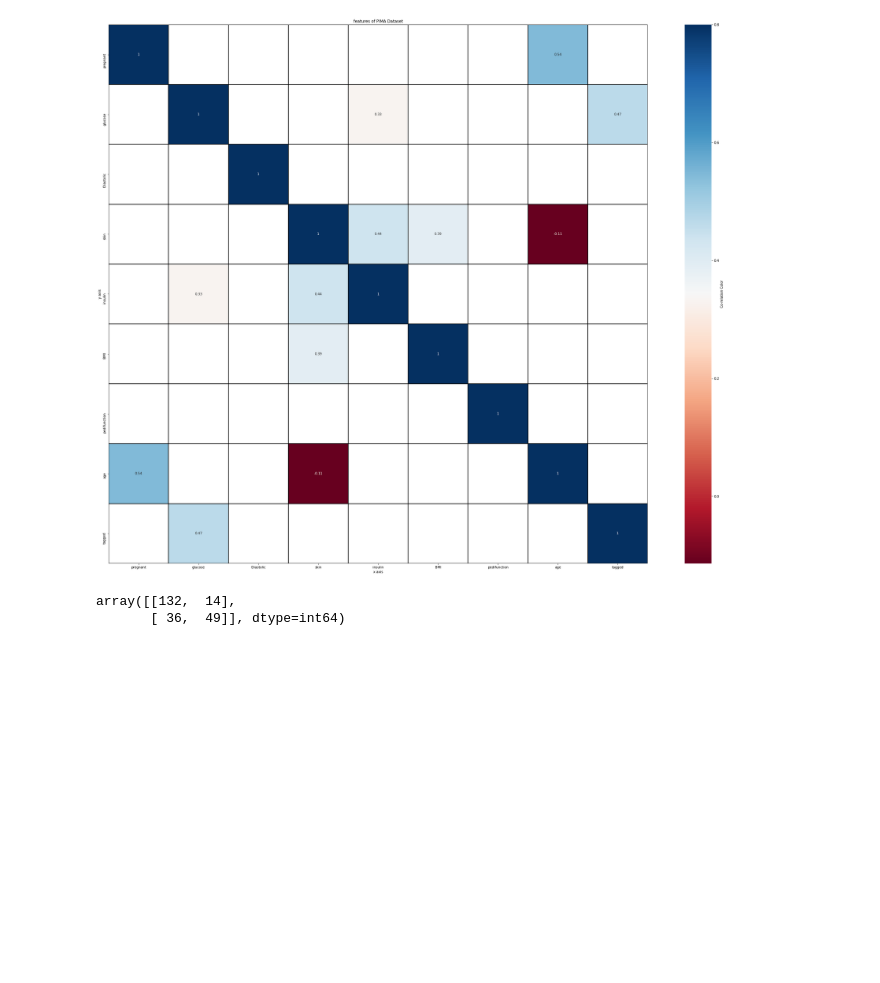
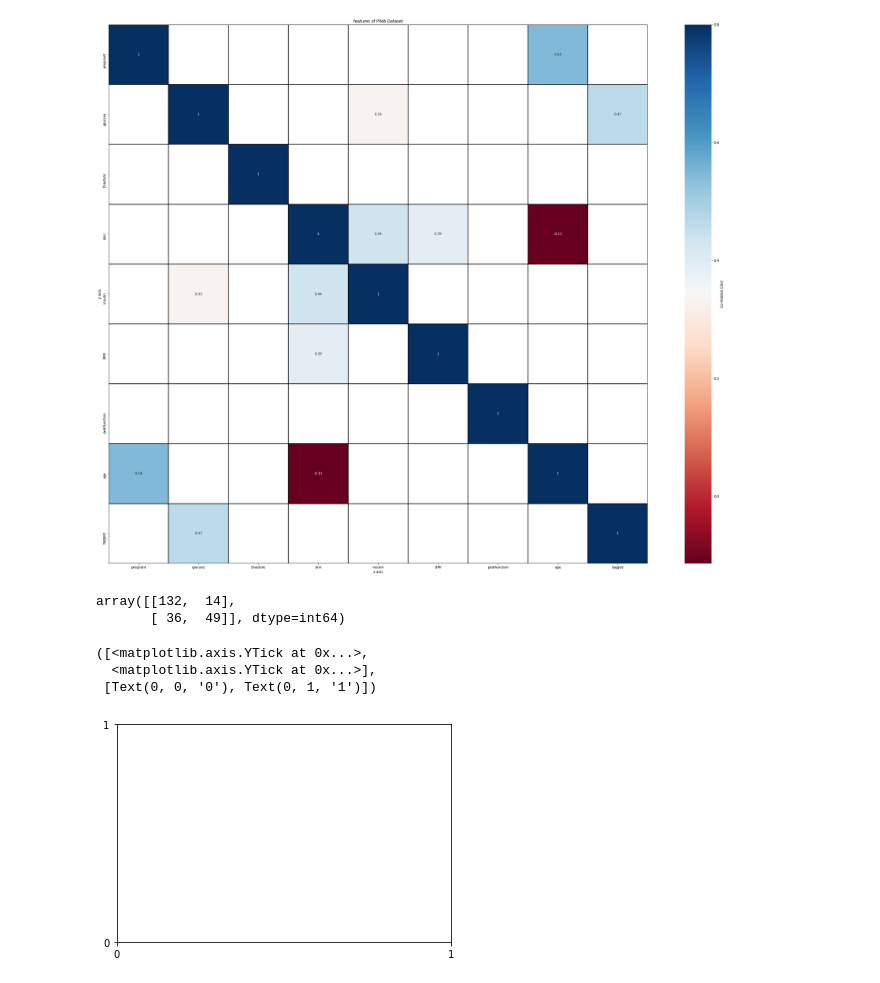
Before and after one commit to parulbedi/pima, a Jupyter notebook: pima_classification.ipynb, the cells around one changed output. Cells and saved outputs as stored; diff of their text form; code cells hidden in the pictures; blank space fills up the shorter version.

```diff
--- a/pima_classification.ipynb
+++ b/pima_classification.ipynb
@@ -115,3 +115,13 @@ array([[132,  14],
        [ 36,  49]], dtype=int64)
 # %%
 #namimg the classes
+class_names = [0,1]
+fig, axs = mplt.subplots()
+tick_marks = np.arange(len(class_names))
+mplt.xticks(tick_marks,class_names)
+mplt.yticks(tick_marks,class_names)
+# %% [output]
+([<matplotlib.axis.YTick at 0x...>,
+  <matplotlib.axis.YTick at 0x...>],
+ [Text(0, 0, '0'), Text(0, 1, '1')])
+[figure, added]
```
Also changed, not shown: parts of 3 cells of this notebook.
